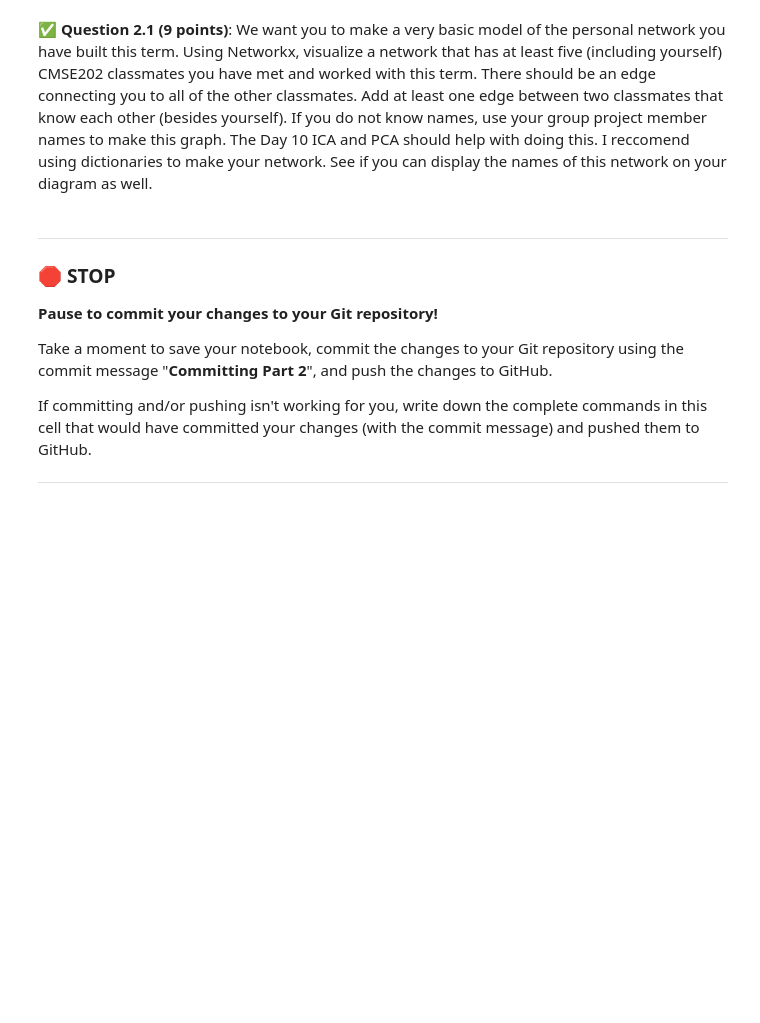
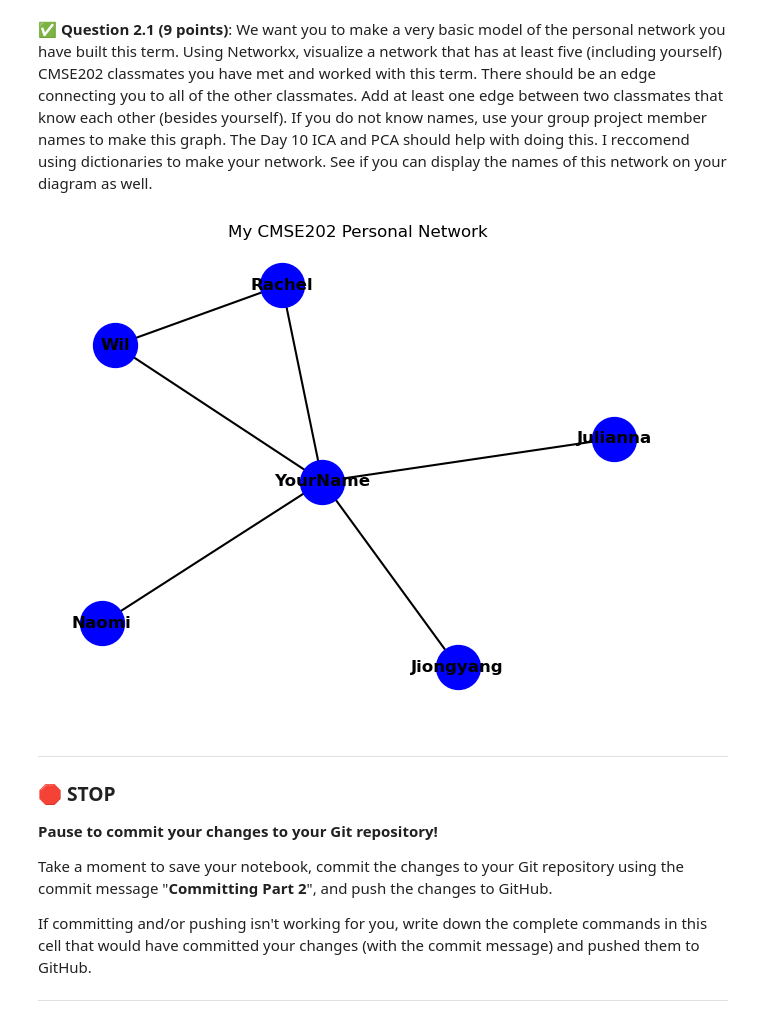
Before and after one commit to Xu-Jiongyang/cmse202-s25-turnin-final, a Jupyter notebook: CMSE202-Final-SS25-Section002-Jiongyang Xu.ipynb, the cells around one changed output. Saved outputs shown, nothing was run; the diff lists cells and outputs as text; code cells hidden in the pictures; blank space fills up the shorter version.

```diff
--- a/CMSE202-Final-SS25-Section002-Jiongyang Xu.ipynb
+++ b/CMSE202-Final-SS25-Section002-Jiongyang Xu.ipynb
@@ -54,3 +52,33 @@ If everything went as intended, the file should now show up on your GitHub accou
+# %%
+### Put your code for Question 2.1 here
+import networkx as nx
+import matplotlib.pyplot as plt
+
+
+G = nx.Graph()
+your_name = "YourName"
+G.add_node(your_name)
+
+classmates = ["Jiongyang", "Rachel", "Wil", "Naomi", "Julianna"]
+G.add_nodes_from(classmates)
+
+for classmate in classmates:
+    G.add_edge(your_name, classmate)
+
+
+G.add_edge("Rachel", "Wil")
+
+plt.figure(figsize=(8, 6))
+pos = nx.spring_layout(G)
+nx.draw_networkx_nodes(G, pos, node_size=1000, node_color='blue')
+nx.draw_networkx_edges(G, pos, width=1.5)
+nx.draw_networkx_labels(G, pos, font_size=12, font_weight='bold')
+
+plt.title("My CMSE202 Personal Network")
+plt.axis('off')
+plt.show()
+# %% [output]
+[figure, added]
 # %% [markdown]
 ---
 ### &#128721; STOP
```
Also changed, not shown: parts of 3 cells of this notebook.
